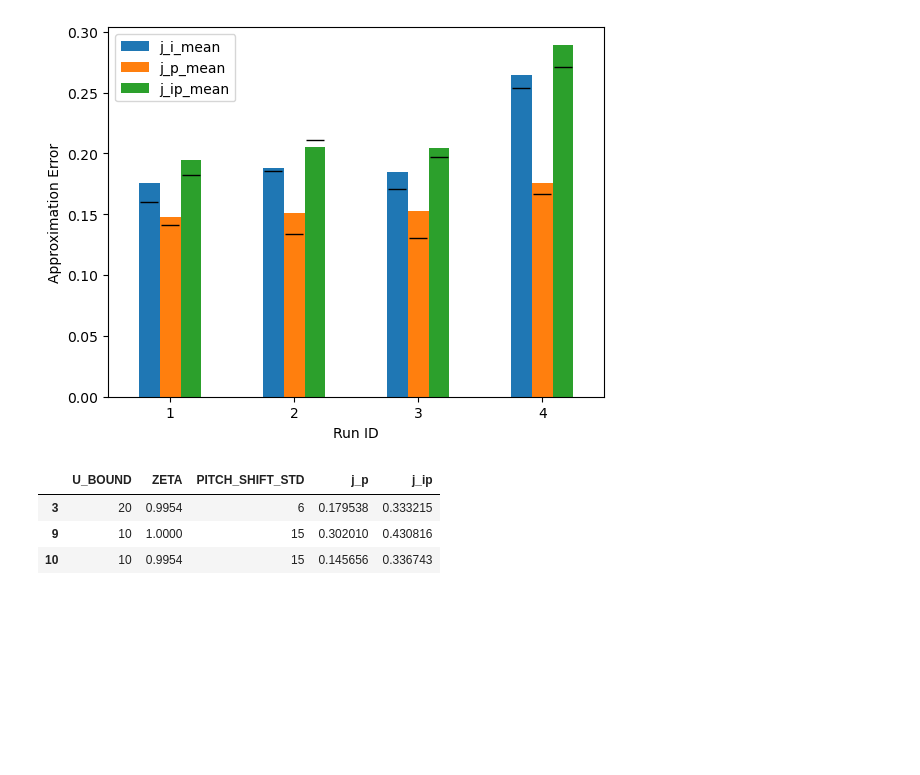
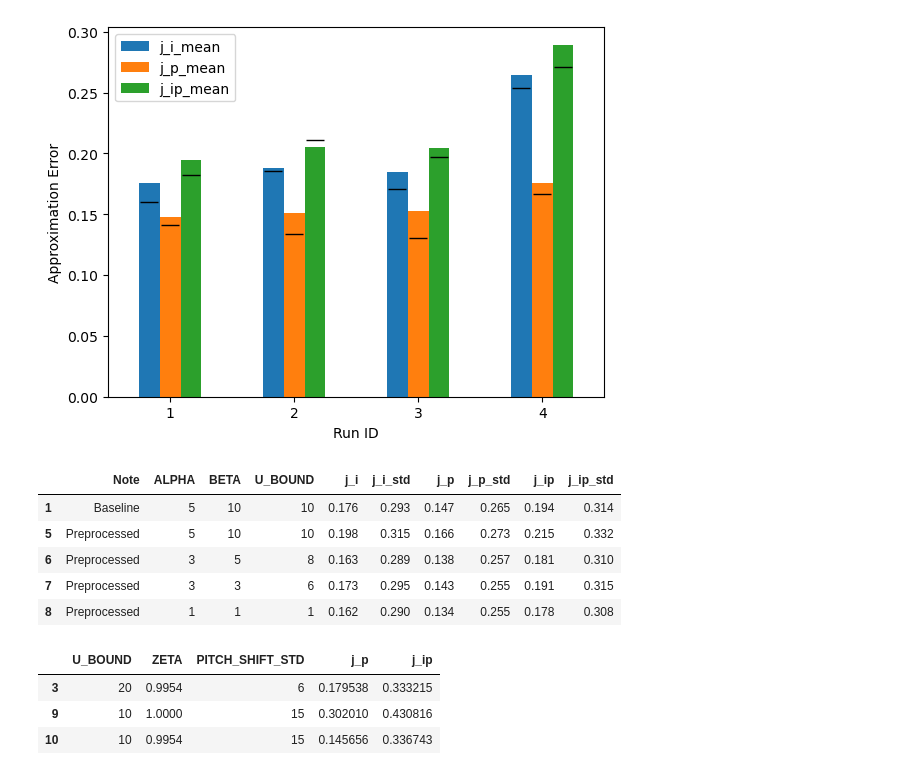
Before and after one commit to jd-rub/MA-thesis, a Jupyter notebook: notebooks/plotting.ipynb, the cells around one changed output. Cells and saved outputs as stored; diff of their text form; code cells hidden in the pictures; blank space fills up the shorter version.

```diff
--- a/notebooks/plotting.ipynb
+++ b/notebooks/plotting.ipynb
@@ -258,3 +330,17 @@ df
 | 3 | 0.184580 | 0.304887 | 0.170714 | 0.0 | 0.487143 | 0.152855 | 0.269235 | 0.130238 | 0.0 | 0.465714 | ... |
 | 4 | 0.264295 | 0.314613 | 0.253810 | 0.0 | 0.517857 | 0.175377 | 0.264779 | 0.166667 | 0.0 | 0.435714 | ... |
 [figure]
+# %%
+# Preprocessed Results as table
+df = pd.read_csv("./experiments/ground_truth_scan.csv")
+df = df.drop([0, 2, 3, 4])
+df = df[["Note", "ALPHA", "BETA", "U_BOUND", "j_i", "j_i_std", "j_p", "j_p_std", "j_ip", "j_ip_std"]]
+df = df.round(3)
+df
+# %% [output]
+|  | Note | ALPHA | BETA | U_BOUND | j_i | j_i_std | j_p | j_p_std | j_ip | j_ip_std |
+| 1 | Baseline | 5 | 10 | 10 | 0.176 | 0.293 | 0.147 | 0.265 | 0.194 | 0.314 |
+| 5 | Preprocessed | 5 | 10 | 10 | 0.198 | 0.315 | 0.166 | 0.273 | 0.215 | 0.332 |
+| 6 | Preprocessed | 3 | 5 | 8 | 0.163 | 0.289 | 0.138 | 0.257 | 0.181 | 0.310 |
+| 7 | Preprocessed | 3 | 3 | 6 | 0.173 | 0.295 | 0.143 | 0.255 | 0.191 | 0.315 |
+| 8 | Preprocessed | 1 | 1 | 1 | 0.162 | 0.290 | 0.134 | 0.255 | 0.178 | 0.308 |
```
Also changed, not shown: parts of 15 cells of this notebook, 1 other file.
